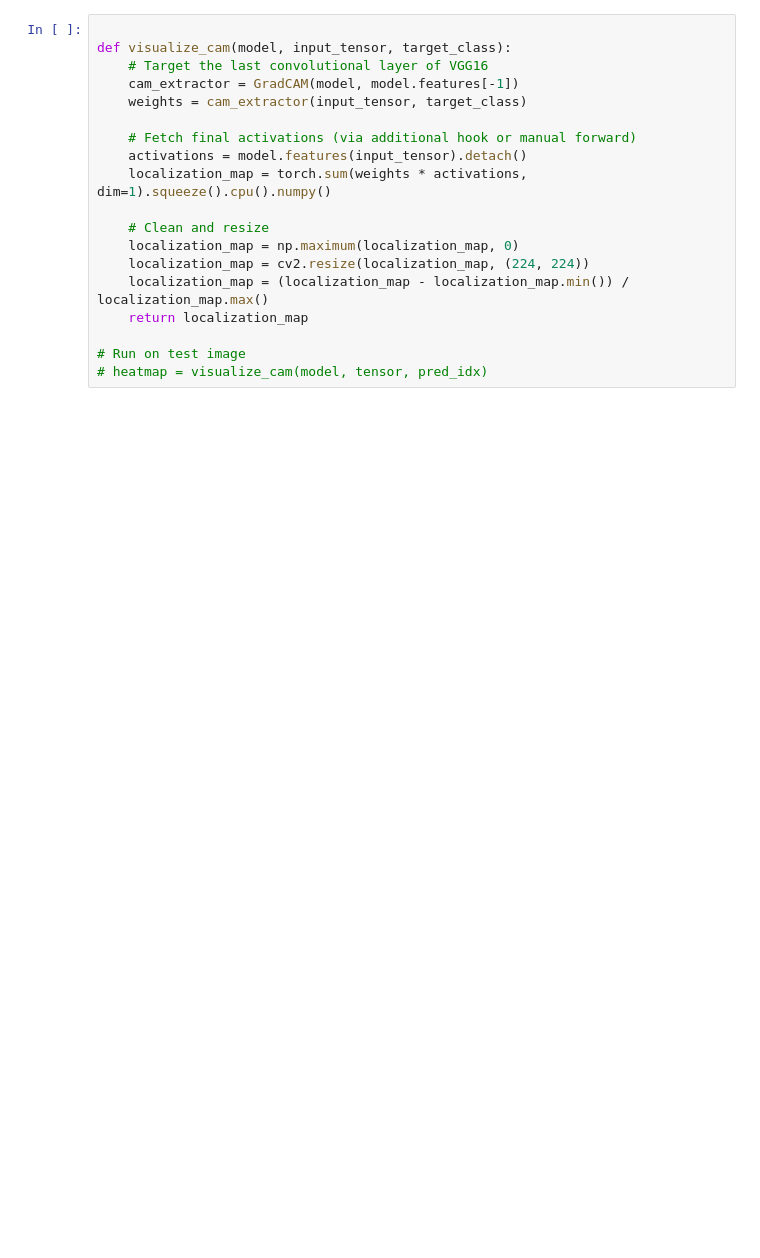
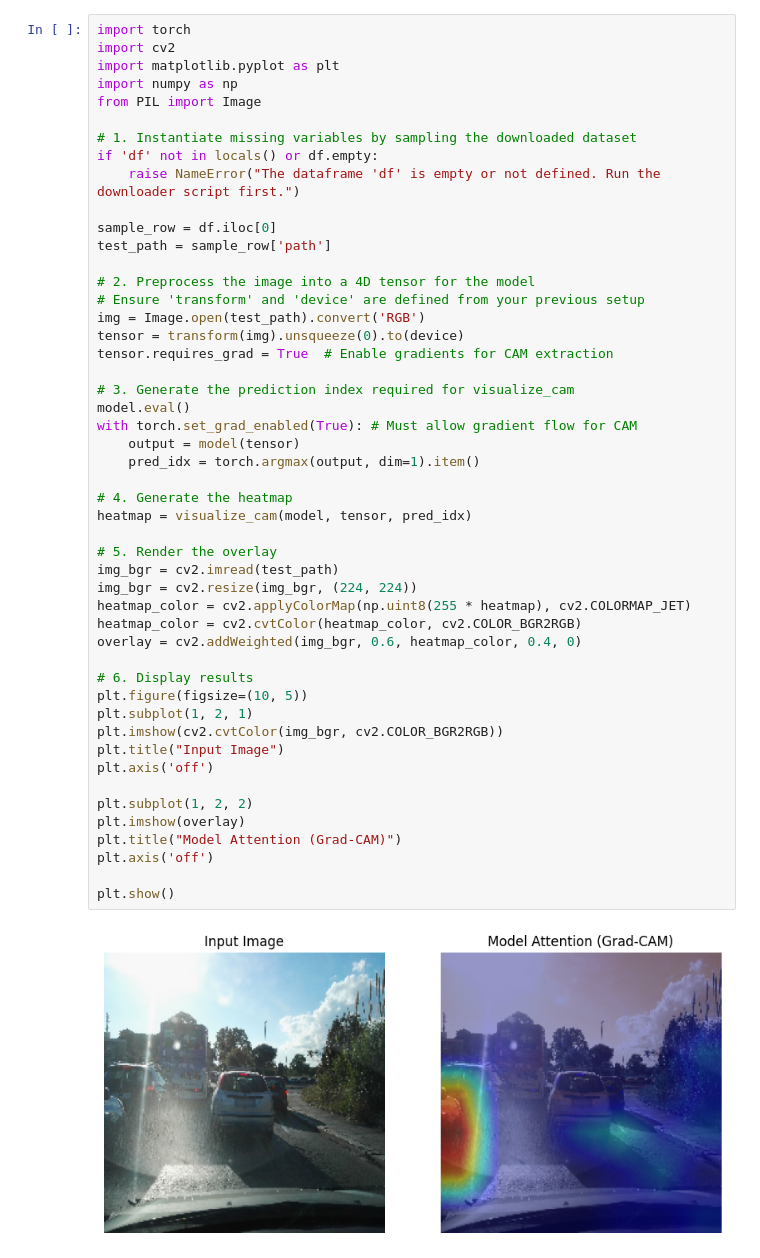
Before and after one commit to ttyHater/Geoguessr-Bot, a Jupyter notebook: main.ipynb, the cells around one changed output. Saved outputs shown, nothing was run; the diff lists cells and outputs as text; blank space fills up the shorter version.

Commit message:
Tested code on 25 images

```diff
--- a/main.ipynb
+++ b/main.ipynb
@@ -192,19 +265,51 @@ print(f"Predicted Location: {pred_lat}, {pred_lon}")
 # %%
+import torch
+import cv2
+import matplotlib.pyplot as plt
+import numpy as np
+from PIL import Image
 
-def visualize_cam(model, input_tensor, target_class):
-    # Target the last convolutional layer of VGG16
-    cam_extractor = GradCAM(model, model.features[-1])
-    weights = cam_extractor(input_tensor, target_class)
+# 1. Instantiate missing variables by sampling the downloaded dataset
+if 'df' not in locals() or df.empty:
+    raise NameError("The dataframe 'df' is empty or not defined. Run the downloader script first.")
 
-    # Fetch final activations (via additional hook or manual forward)
-    activations = model.features(input_tensor).detach()
-    localization_map = torch.sum(weights * activations, dim=1).squeeze().cpu().numpy()
+sample_row = df.iloc[0]
+test_path = sample_row['path']
 
-    # Clean and resize
-    localization_map = np.maximum(localization_map, 0)
-    localization_map = cv2.resize(localization_map, (224, 224))
-    localization_map = (localization_map - localization_map.min()) / localization_map.max()
-    return localization_map
+# 2. Preprocess the image into a 4D tensor for the model
+# Ensure 'transform' and 'device' are defined from your previous setup
+img = Image.open(test_path).convert('RGB')
+tensor = transform(img).unsqueeze(0).to(device)
+tensor.requires_grad = True  # Enable gradients for CAM extraction
 
-# Run on test image
-# heatmap = visualize_cam(model, tensor, pred_idx)
+# 3. Generate the prediction index required for visualize_cam
+model.eval()
+with torch.set_grad_enabled(True): # Must allow gradient flow for CAM
+    output = model(tensor)
+    pred_idx = torch.argmax(output, dim=1).item()
+
+# 4. Generate the heatmap
+heatmap = visualize_cam(model, tensor, pred_idx)
+
+# 5. Render the overlay
+img_bgr = cv2.imread(test_path)
+img_bgr = cv2.resize(img_bgr, (224, 224))
+heatmap_color = cv2.applyColorMap(np.uint8(255 * heatmap), cv2.COLORMAP_JET)
+heatmap_color = cv2.cvtColor(heatmap_color, cv2.COLOR_BGR2RGB)
+overlay = cv2.addWeighted(img_bgr, 0.6, heatmap_color, 0.4, 0)
+
+# 6. Display results
+plt.figure(figsize=(10, 5))
+plt.subplot(1, 2, 1)
+plt.imshow(cv2.cvtColor(img_bgr, cv2.COLOR_BGR2RGB))
+plt.title("Input Image")
+plt.axis('off')
+
+plt.subplot(1, 2, 2)
+plt.imshow(overlay)
+plt.title("Model Attention (Grad-CAM)")
+plt.axis('off')
+
+plt.show()
+# %% [output]
+[figure, added]
```
Also changed, not shown: parts of 4 cells of this notebook, 24 other files.
